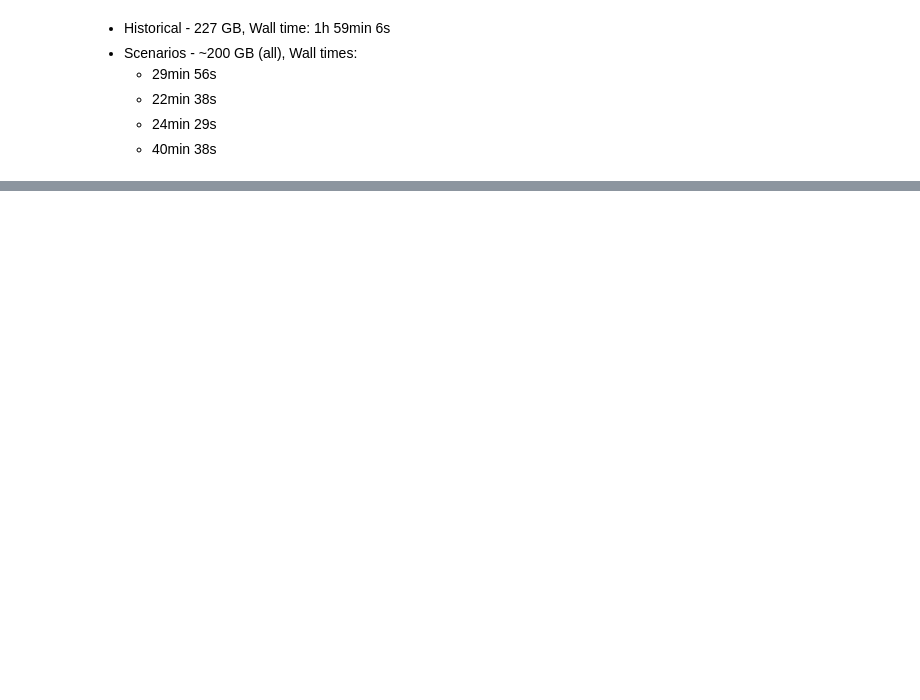
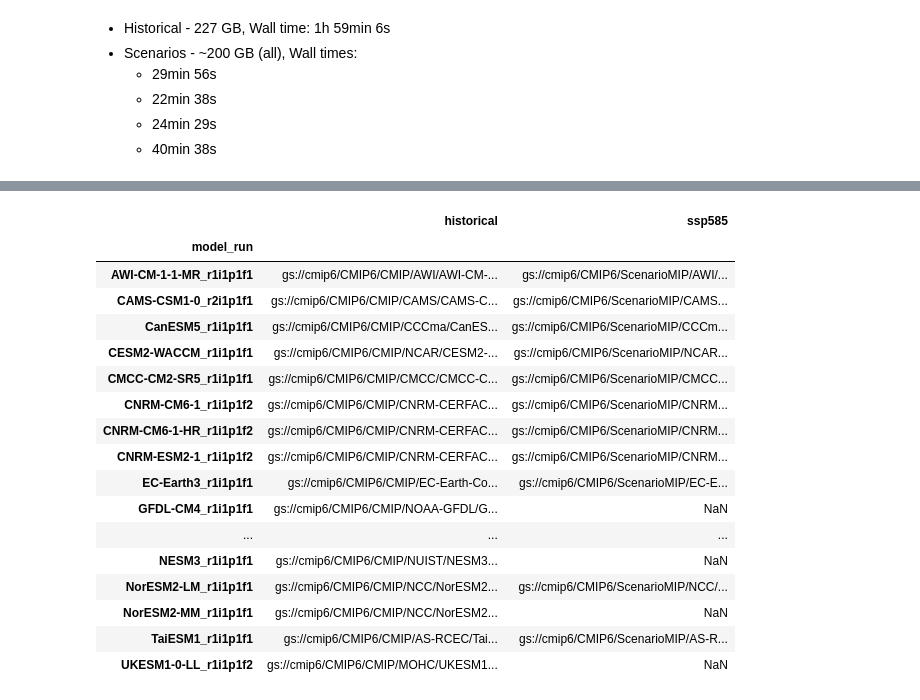
Before and after one commit to SantanderMetGroup/IPCC-Atlas-Datalab, a Jupyter notebook: notebooks/python/esgf-virtual-aggregation/tas.ipynb, the cells around one changed output, grey strips where cells are left out. Saved outputs shown, nothing was run; the diff lists cells and outputs as text; code cells hidden in the pictures; blank space fills up the shorter version.

```diff
--- a/notebooks/python/esgf-virtual-aggregation/tas.ipynb
+++ b/notebooks/python/esgf-virtual-aggregation/tas.ipynb
@@ -383,0 +411,46 @@ Wall time: 40min 38s
+# %%
+def find_model_runs_pangeo(pangeo_catalog, atlas_ipcc_catalog, model_runs, esgf_va_df, experiment):
+    pangeo_model_runs = []
+
+    for model, run in esgf_va_df.index.str.split("_"):
+        # # descomentar cuando ejecute el notebook entero otra vez
+        # # añadir a la lista de modelos ignorados al principio
+        # if model in ["ACCESS-CM2","ACCESS-ESM1-5", "KIOST-ESM", "MPI-ESM-1-2-HAM"]:
+        #     continue
+        model_run = "_".join([model, run])
+        if model_run not in esgf_va_df.index or (model_run in esgf_va_df.index and esgf_va_df.loc[model_run, experiment] is np.nan):
+            continue
+
+        version = atlas_ipcc_catalog.query(f"model == '{model}' & experiment == '{experiment}' & member == '{run}' & variable == 'tas'")["version"].iloc[0][1:]
+        subset = pangeo_catalog.query(f"source_id == '{model}' & table_id == 'day' & variable_id == 'tas' & experiment_id == '{experiment}' & member_id == '{run}' & version == '{version}'").set_index(["source_id", "experiment_id", "version"]).drop(["variable_id"], axis=1)
+
+        url = subset["zstore"].iloc[0]
+        record = {"url": url, "model_run": model + "_" + model_runs[model]}
+        pangeo_model_runs.append(record)
+
+    return pd.DataFrame.from_records(pangeo_model_runs)
+# %%
+ssp585_model_runs_pangeo = find_model_runs_pangeo(pangeo_catalog, atlas_ipcc_catalog, model_runs, df, "ssp585").set_index("model_run").rename({"url": "ssp585"}, axis=1)
+historical_model_runs_pangeo = find_model_runs_pangeo(pangeo_catalog, atlas_ipcc_catalog, model_runs, df, "historical").set_index("model_run").rename({"url": "historical"}, axis=1)
+# %%
+df_pangeo = historical_model_runs_pangeo.join(ssp585_model_runs_pangeo)
+df_pangeo
+# %% [output]
+|  | historical | ssp585 |
+| model_run |  |  |
+| AWI-CM-1-1-MR_r1i1p1f1 | gs://cmip6/CMIP6/CMIP/AWI/AWI-CM-... | gs://cmip6/CMIP6/ScenarioMIP/AWI/... |
+| CAMS-CSM1-0_r2i1p1f1 | gs://cmip6/CMIP6/CMIP/CAMS/CAMS-C... | gs://cmip6/CMIP6/ScenarioMIP/CAMS... |
+| CanESM5_r1i1p1f1 | gs://cmip6/CMIP6/CMIP/CCCma/CanES... | gs://cmip6/CMIP6/ScenarioMIP/CCCm... |
+| CESM2-WACCM_r1i1p1f1 | gs://cmip6/CMIP6/CMIP/NCAR/CESM2-... | gs://cmip6/CMIP6/ScenarioMIP/NCAR... |
+| CMCC-CM2-SR5_r1i1p1f1 | gs://cmip6/CMIP6/CMIP/CMCC/CMCC-C... | gs://cmip6/CMIP6/ScenarioMIP/CMCC... |
+| CNRM-CM6-1_r1i1p1f2 | gs://cmip6/CMIP6/CMIP/CNRM-CERFAC... | gs://cmip6/CMIP6/ScenarioMIP/CNRM... |
+| CNRM-CM6-1-HR_r1i1p1f2 | gs://cmip6/CMIP6/CMIP/CNRM-CERFAC... | gs://cmip6/CMIP6/ScenarioMIP/CNRM... |
+| CNRM-ESM2-1_r1i1p1f2 | gs://cmip6/CMIP6/CMIP/CNRM-CERFAC... | gs://cmip6/CMIP6/ScenarioMIP/CNRM... |
+| EC-Earth3_r1i1p1f1 | gs://cmip6/CMIP6/CMIP/EC-Earth-Co... | gs://cmip6/CMIP6/ScenarioMIP/EC-E... |
+| GFDL-CM4_r1i1p1f1 | gs://cmip6/CMIP6/CMIP/NOAA-GFDL/G... | NaN |
+| ... | ... | ... |
+| NESM3_r1i1p1f1 | gs://cmip6/CMIP6/CMIP/NUIST/NESM3... | NaN |
+| NorESM2-LM_r1i1p1f1 | gs://cmip6/CMIP6/CMIP/NCC/NorESM2... | gs://cmip6/CMIP6/ScenarioMIP/NCC/... |
+| NorESM2-MM_r1i1p1f1 | gs://cmip6/CMIP6/CMIP/NCC/NorESM2... | NaN |
+| TaiESM1_r1i1p1f1 | gs://cmip6/CMIP6/CMIP/AS-RCEC/Tai... | gs://cmip6/CMIP6/ScenarioMIP/AS-R... |
+| UKESM1-0-LL_r1i1p1f2 | gs://cmip6/CMIP6/CMIP/MOHC/UKESM1... | NaN |
```
Also changed, not shown: parts of 49 cells of this notebook.
